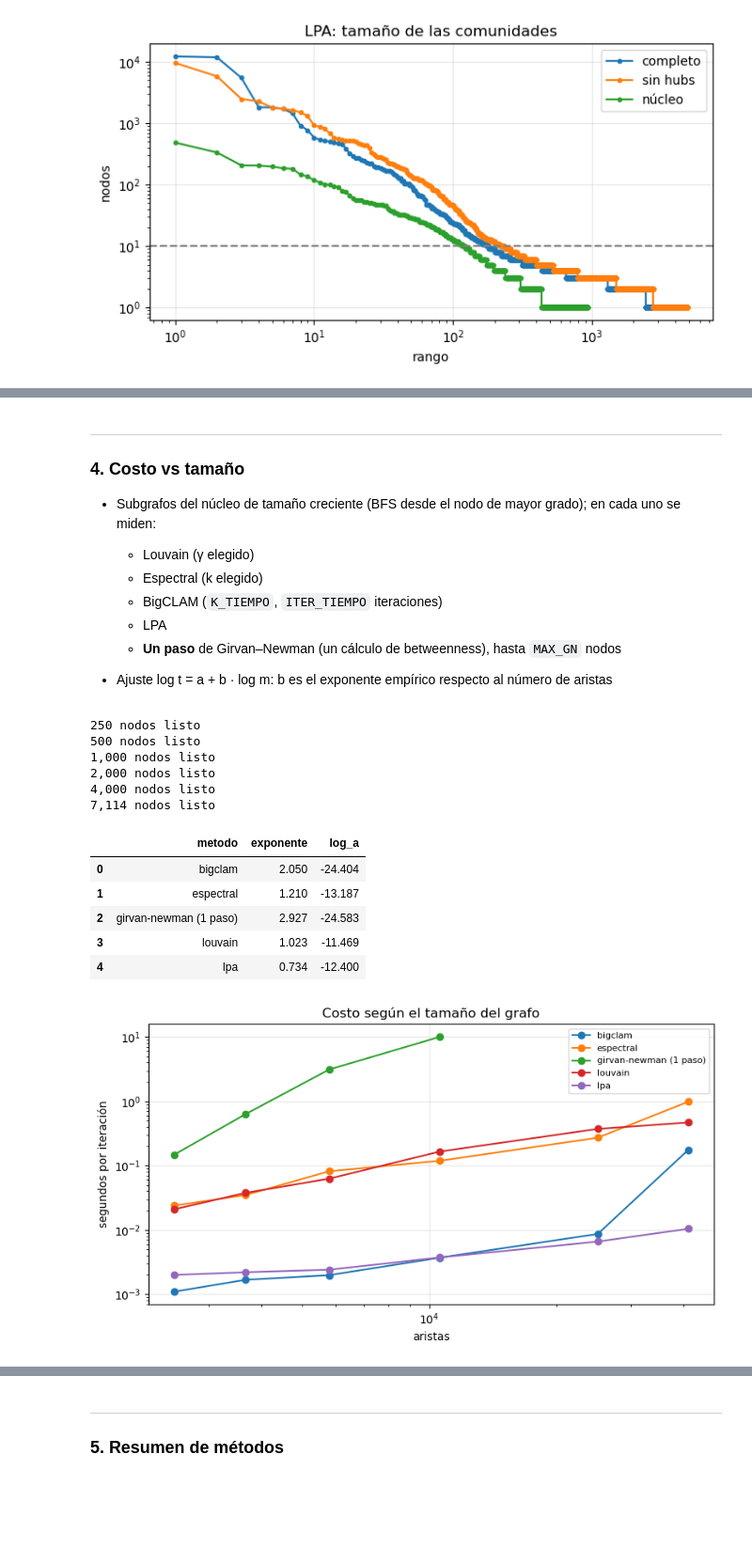
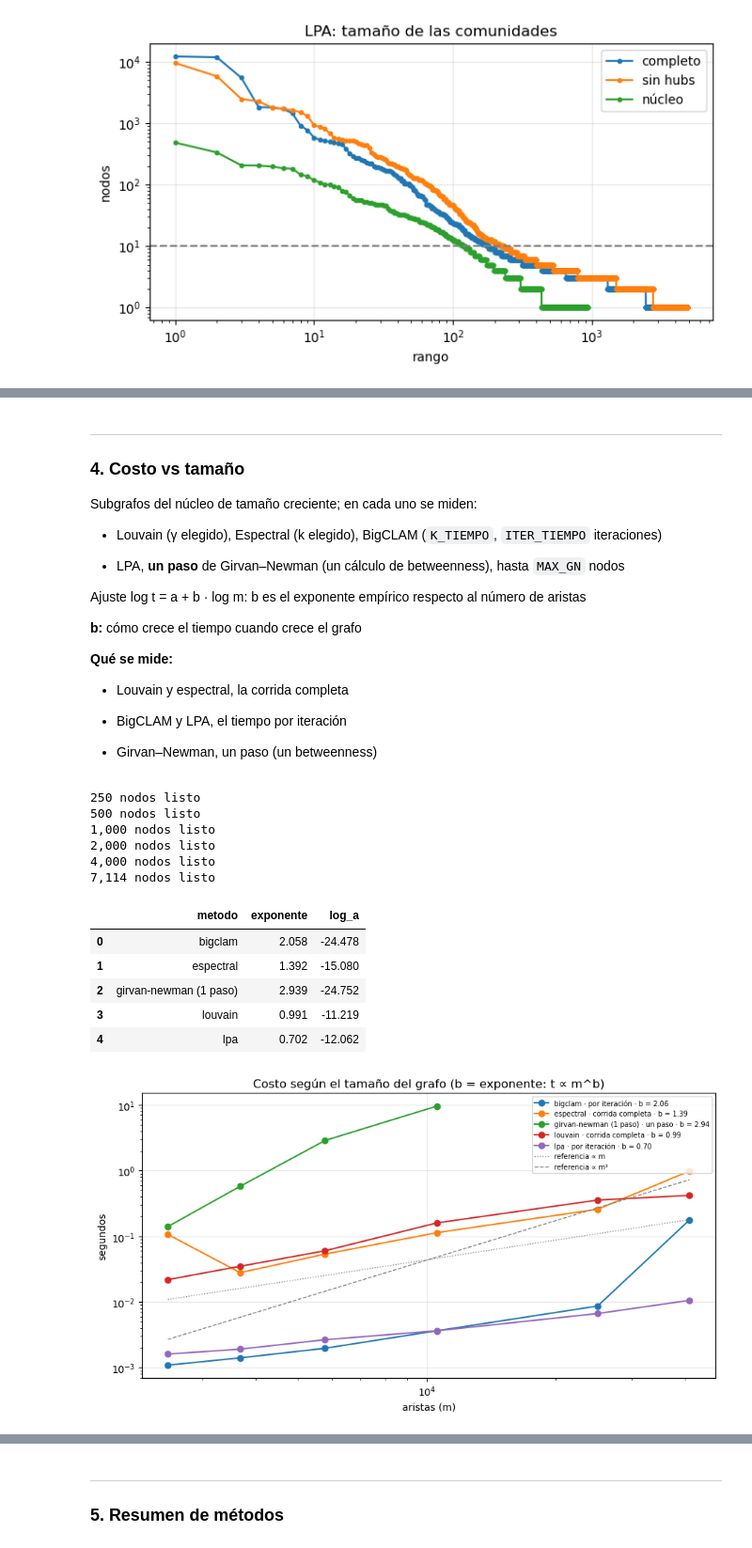
Before and after one commit to paolovasquezg/dm-proj2, a Jupyter notebook: 05_Comunidad/d_escalabilidad.ipynb, the cells around one changed output, grey strips where cells are left out. Shown at 94% size. Drawn from its saved outputs; the diff is of its cells as text; code cells hidden in the pictures; blank space fills up the shorter version.

```diff
--- a/05_Comunidad/d_escalabilidad.ipynb
+++ b/05_Comunidad/d_escalabilidad.ipynb
@@ -103,6 +103,7 @@ def lpa_spark(nodos, aristas, iters=ITER_LPA, tol=TOL_LPA):
     inercia = aristas.groupBy(F.col("src").alias("id")).agg(F.avg("w").alias("v")).cache()
     lab = nodos.select("id", F.col("id").alias("lab")).repartition(PART, "id").localCheckpoint()
     orden = Window.partitionBy("id").orderBy(F.desc("v"), F.asc("lab"))
+    hist = []
     for k in range(1, iters + 1):
         votos = (aristas.join(lab.withColumnRenamed("id", "src"), "src")
                         .select(F.col("dst").alias("id"), "lab", F.col("w").alias("v"))
@@ -112,13 +113,14 @@ def lpa_spark(nodos, aristas, iters=ITER_LPA, tol=TOL_LPA):
                       .repartition(PART, "id").localCheckpoint())
         cambio = nuevo.join(lab.withColumnRenamed("lab", "lab0"), "id").where("lab != lab0").count() / n
         print(f"iteración {k}: cambia {cambio:.2%}", flush=True)
+        hist.append(cambio)
         lab = nuevo
         if cambio < tol:
             break
-    return lab, k, cambio
+    return lab, k, cambio, hist
 # %%
 t0 = time.time()
-lab_s, k_s, cam_s = lpa_spark(nodos_s, aristas_s)
+lab_s, k_s, cam_s, hist_s = lpa_spark(nodos_s, aristas_s)
 seg_s = time.time() - t0
 ls = lab_s.toPandas().sort_values("id")
 con = ls.id.to_numpy()
@@ -244,7 +269,7 @@ n_aisl = sin_hub.count() - n_sh.count()
 print(f"retira {n_hubs_s} hubs (a_grafo: {config['n_hubs']}) | {n_aisl:,} nodos quedan aislados "
       f"(solo competían con hubs) | grafo sin hubs: {n_sh.count():,} nodos")
 
-t0 = time.time(); lab_sh, k_sh, cam_sh = lpa_spark(n_sh, a_sh); seg_sh = time.time() - t0
+t0 = time.time(); lab_sh, k_sh, cam_sh, hist_sh = lpa_spark(n_sh, a_sh); seg_sh = time.time() - t0
 q_sh = modularidad_spark(a_sh, lab_sh)
 
 t0 = time.time()
@@ -327,14 +352,23 @@ mostrar_fig("lpa_tamanos")
 ---
 ### **4. Costo vs tamaño**
 
-- Subgrafos del núcleo de tamaño creciente (BFS desde el nodo de mayor grado); en cada uno se miden:
-  - Louvain (γ elegido)
-  - Espectral (k elegido)
-  - BigCLAM (`K_TIEMPO`, `ITER_TIEMPO` iteraciones)
-  - LPA
-  - **Un paso** de Girvan–Newman (un cálculo de betweenness), hasta `MAX_GN` nodos
+Subgrafos del núcleo de tamaño creciente; en cada uno se miden:
 
-- Ajuste log t = a + b · log m: b es el exponente empírico respecto al número de aristas
+- Louvain (γ elegido), Espectral (k elegido), BigCLAM (`K_TIEMPO`, `ITER_TIEMPO` iteraciones)
+
+- LPA, **un paso** de Girvan–Newman (un cálculo de betweenness), hasta `MAX_GN` nodos
+
+
+Ajuste log t = a + b · log m: b es el exponente empírico respecto al número de aristas
+
+**b:** cómo crece el tiempo cuando crece el grafo
+
+**Qué se mide:**
+- Louvain y espectral, la corrida completa
+
+- BigCLAM y LPA, el tiempo por iteración
+
+- Girvan–Newman, un paso (un betweenness)
 # %%
 REPS, N_MIN_AJUSTE = 3, 1000
 
@@ -377,19 +411,27 @@ ajuste.round(3)
 4,000 nodos listo
 7,114 nodos listo
 |  | metodo | exponente | log_a |
-| 0 | bigclam | 2.050 | -24.404 |
-| 1 | espectral | 1.210 | -13.187 |
-| 2 | girvan-newman (1 paso) | 2.927 | -24.583 |
-| 3 | louvain | 1.023 | -11.469 |
-| 4 | lpa | 0.734 | -12.400 |
+| 0 | bigclam | 2.058 | -24.478 |
+| 1 | espectral | 1.392 | -15.080 |
+| 2 | girvan-newman (1 paso) | 2.939 | -24.752 |
+| 3 | louvain | 0.991 | -11.219 |
+| 4 | lpa | 0.702 | -12.062 |
 # %%
-fig, ax = plt.subplots(figsize=(8, 4.5))
+unidad = {"louvain": "corrida completa", "espectral": "corrida completa", "bigclam": "por iteración",
+          "lpa": "por iteración", "girvan-newman (1 paso)": "un paso"}
+b_ = ajuste.set_index("metodo").exponente
+fig, ax = plt.subplots(figsize=(9, 5))
 for metodo, d in costo.groupby("metodo"):
-    ax.loglog(d.aristas, d.seg_por_iter, "o-", label=metodo)
-ax.set(xlabel="aristas", ylabel="segundos por iteración", title="Costo según el tamaño del grafo"); ax.legend(fontsize=8)
+    ax.loglog(d.aristas, d.seg_por_iter, "o-", label=f"{metodo} · {unidad[metodo]} · b = {b_[metodo]:.2f}")
+m_ref = np.array([costo.aristas.min(), costo.aristas.max()], float)
+t0_ = costo.seg_por_iter.median()
+for p, estilo in ((1, ":"), (2, "--")):
+    ax.loglog(m_ref, t0_ * (m_ref / m_ref[0]) ** p / (m_ref[1] / m_ref[0]) ** (p / 2), estilo, c="gray", lw=1, label=f"referencia ∝ m{'²' if p == 2 else ''}")
+ax.set(xlabel="aristas (m)", ylabel="segundos" , title="Costo según el tamaño del grafo (b = exponente: t ∝ m^b)")
+ax.legend(fontsize=7)
 mostrar_fig("costo_vs_tamano")
 # %% [output]
-[figure, old version]
+[figure, new version]
 # %% [markdown]
 #### a. Extrapolación de Girvan–Newman
 
```
Also changed, not shown: parts of 26 cells of this notebook, 2 other files.
